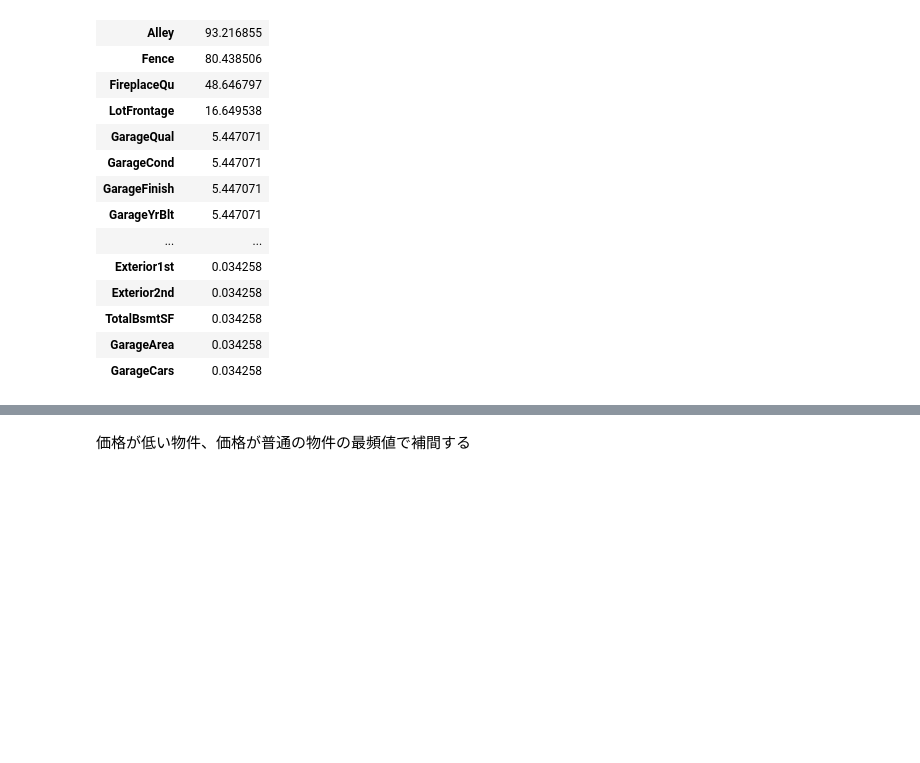
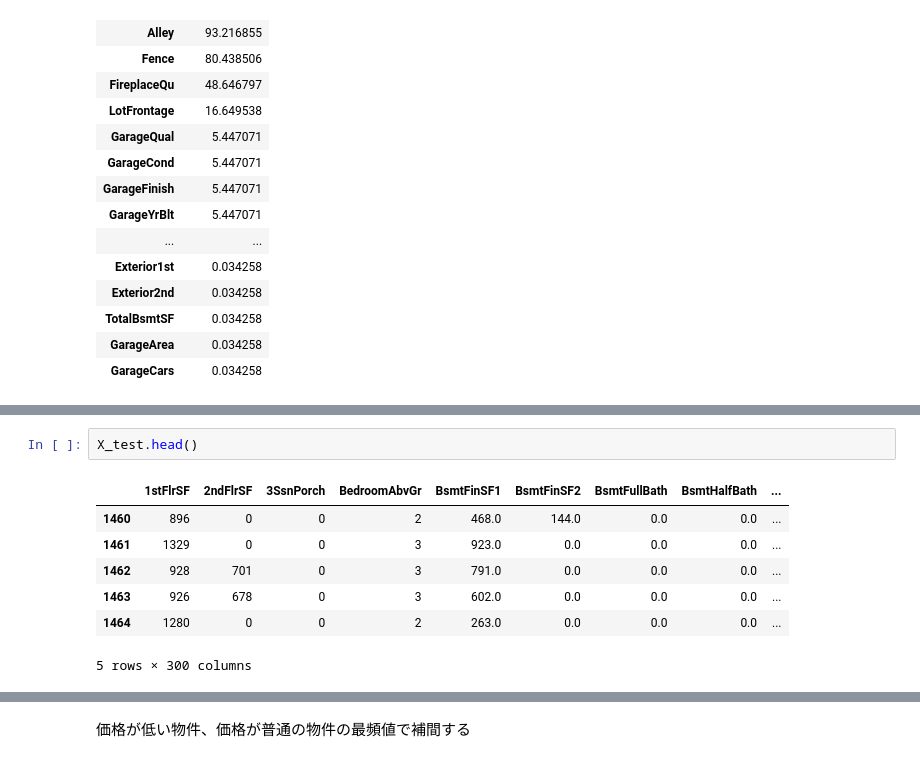
Before and after one commit to YSergey/Kaggle, a Jupyter notebook: House Prices/self.ipynb, the cells around one changed output, grey strips where cells are left out. Cells and saved outputs as stored; diff of their text form; blank space fills up the shorter version.

```diff
--- a/House Prices/self.ipynb
+++ b/House Prices/self.ipynb
@@ -542,0 +423,10 @@ See the caveats in the documentation: http://pandas.pydata.org/pandas-docs/stabl
+# %%
+X_test.head()
+# %% [output]
+|  | 1stFlrSF | 2ndFlrSF | 3SsnPorch | BedroomAbvGr | BsmtFinSF1 | BsmtFinSF2 | BsmtFullBath | BsmtHalfBath | ... |
+| 1460 | 896 | 0 | 0 | 2 | 468.0 | 144.0 | 0.0 | 0.0 | ... |
+| 1461 | 1329 | 0 | 0 | 3 | 923.0 | 0.0 | 0.0 | 0.0 | ... |
+| 1462 | 928 | 701 | 0 | 3 | 791.0 | 0.0 | 0.0 | 0.0 | ... |
+| 1463 | 926 | 678 | 0 | 3 | 602.0 | 0.0 | 0.0 | 0.0 | ... |
+| 1464 | 1280 | 0 | 0 | 2 | 263.0 | 0.0 | 0.0 | 0.0 | ... |
+5 rows × 300 columns
```
Also changed, not shown: parts of 28 cells of this notebook, 6 other files.
